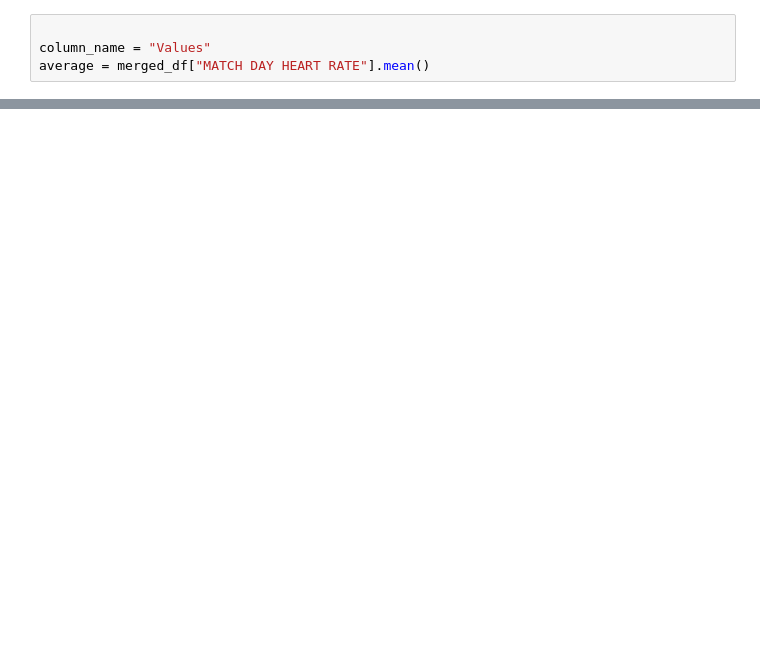
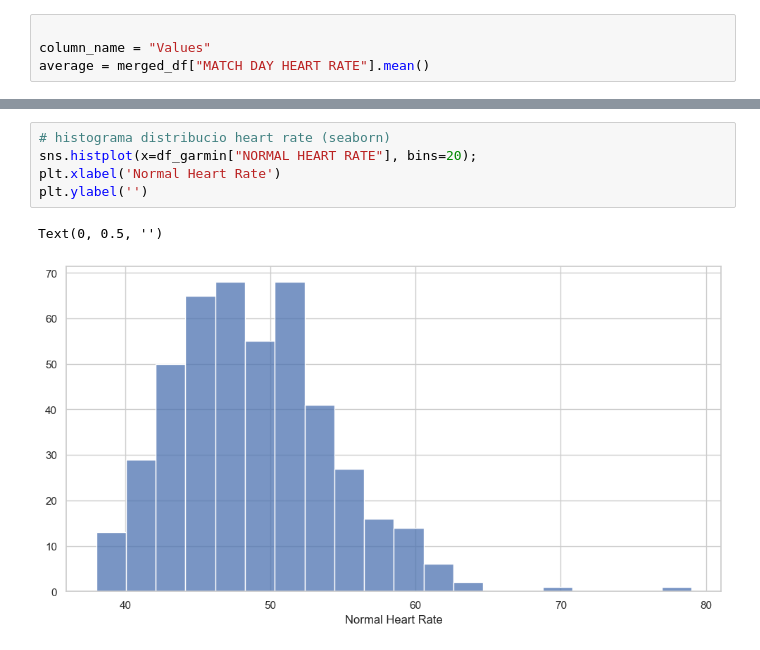
Before and after one commit to Miquelpg6/project_2, a Jupyter notebook: project_2/visualizations.ipynb, the cells around one changed output, grey strips where cells are left out. Drawn from its saved outputs; the diff is of its cells as text; blank space fills up the shorter version.

```diff
--- a/project_2/visualizations.ipynb
+++ b/project_2/visualizations.ipynb
@@ -92,0 +122,8 @@ plt.show()
+# %%
+# histograma distribucio heart rate (seaborn)
+sns.histplot(x=df_garmin["NORMAL HEART RATE"], bins=20);
+plt.xlabel('Normal Heart Rate')
+plt.ylabel('')
+# %% [output]
+Text(0, 0.5, '')
+[figure, added]
```
Also changed, not shown: parts of 15 cells of this notebook, 4 other files.
